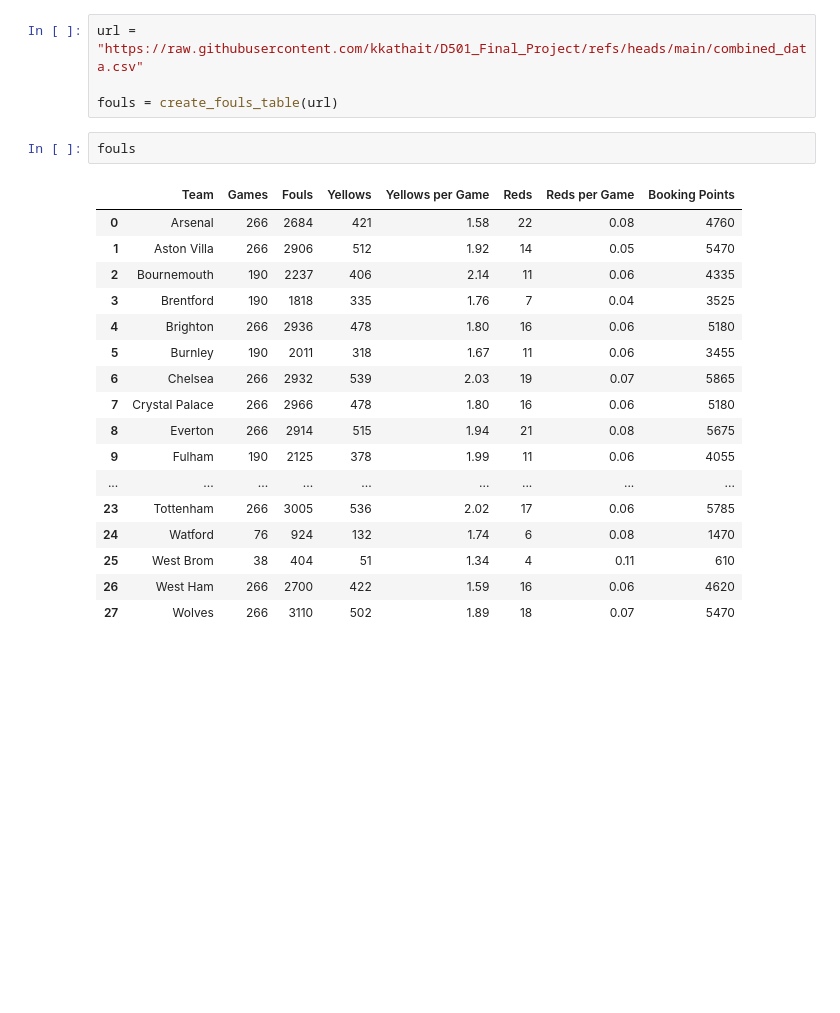
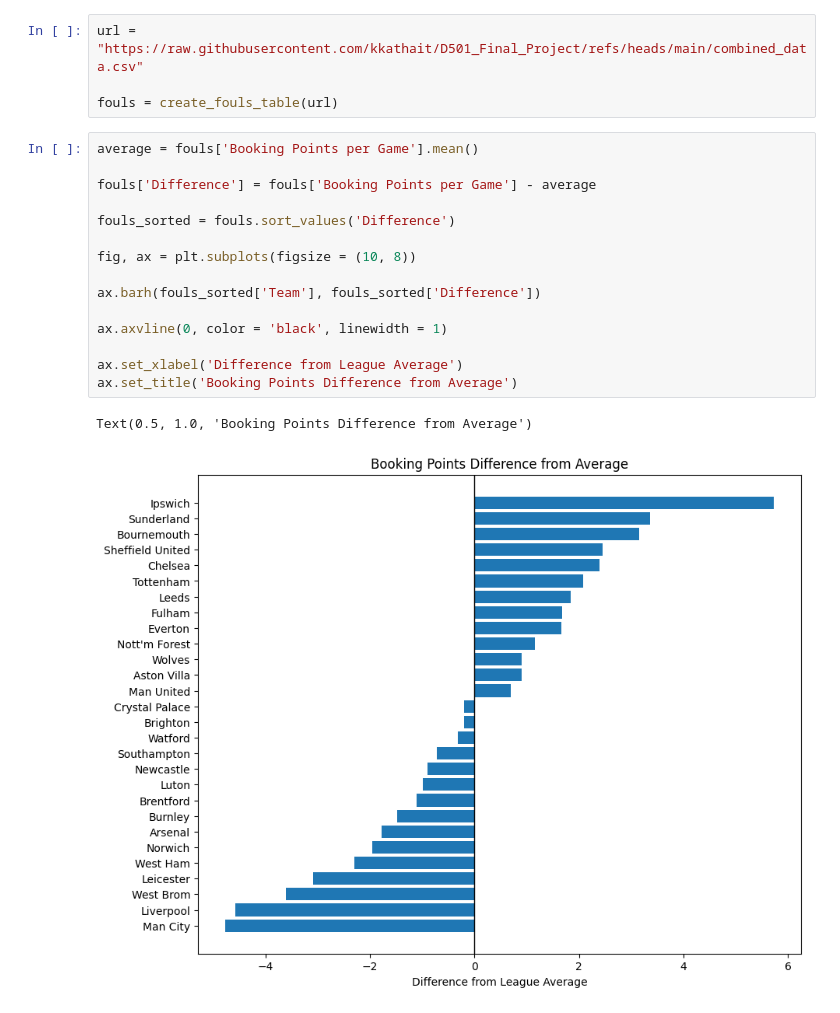
Before and after one commit to kkathait/D501_Final_Project, a Jupyter notebook: table_notebooks/fouls.ipynb, the cells around one changed output. Drawn from its saved outputs; the diff is of its cells as text; blank space fills up the shorter version.

```diff
--- a/table_notebooks/fouls.ipynb
+++ b/table_notebooks/fouls.ipynb
@@ -14,22 +14,20 @@ url = "https://raw.githubusercontent.com/kkathait/D501_Final_Project/refs/heads/
 
 fouls = create_fouls_table(url)
 # %%
-fouls
+average = fouls['Booking Points per Game'].mean()
+
+fouls['Difference'] = fouls['Booking Points per Game'] - average
+
+fouls_sorted = fouls.sort_values('Difference')
+
+fig, ax = plt.subplots(figsize = (10, 8))
+
+ax.barh(fouls_sorted['Team'], fouls_sorted['Difference'])
+
+ax.axvline(0, color = 'black', linewidth = 1)
+
+ax.set_xlabel('Difference from League Average')
+ax.set_title('Booking Points Difference from Average')
 # %% [output]
-|  | Team | Games | Fouls | Yellows | Yellows per Game | Reds | Reds per Game | Booking Points |
-| 0 | Arsenal | 266 | 2684 | 421 | 1.58 | 22 | 0.08 | 4760 |
-| 1 | Aston Villa | 266 | 2906 | 512 | 1.92 | 14 | 0.05 | 5470 |
-| 2 | Bournemouth | 190 | 2237 | 406 | 2.14 | 11 | 0.06 | 4335 |
-| 3 | Brentford | 190 | 1818 | 335 | 1.76 | 7 | 0.04 | 3525 |
-| 4 | Brighton | 266 | 2936 | 478 | 1.80 | 16 | 0.06 | 5180 |
-| 5 | Burnley | 190 | 2011 | 318 | 1.67 | 11 | 0.06 | 3455 |
-| 6 | Chelsea | 266 | 2932 | 539 | 2.03 | 19 | 0.07 | 5865 |
-| 7 | Crystal Palace | 266 | 2966 | 478 | 1.80 | 16 | 0.06 | 5180 |
-| 8 | Everton | 266 | 2914 | 515 | 1.94 | 21 | 0.08 | 5675 |
-| 9 | Fulham | 190 | 2125 | 378 | 1.99 | 11 | 0.06 | 4055 |
-| ... | ... | ... | ... | ... | ... | ... | ... | ... |
-| 23 | Tottenham | 266 | 3005 | 536 | 2.02 | 17 | 0.06 | 5785 |
-| 24 | Watford | 76 | 924 | 132 | 1.74 | 6 | 0.08 | 1470 |
-| 25 | West Brom | 38 | 404 | 51 | 1.34 | 4 | 0.11 | 610 |
-| 26 | West Ham | 266 | 2700 | 422 | 1.59 | 16 | 0.06 | 4620 |
-| 27 | Wolves | 266 | 3110 | 502 | 1.89 | 18 | 0.07 | 5470 |
+Text(0.5, 1.0, 'Booking Points Difference from Average')
+[figure, added]
```
Also changed, not shown: parts of 1 cell of this notebook, 3 other files.
